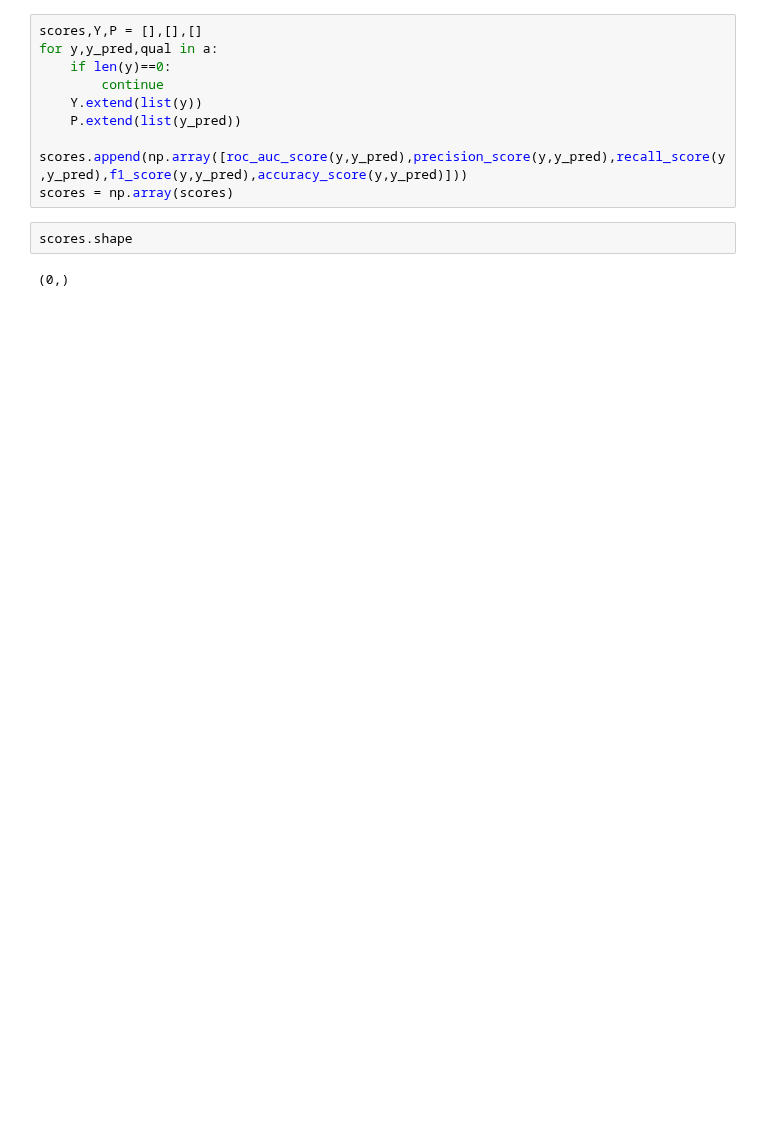
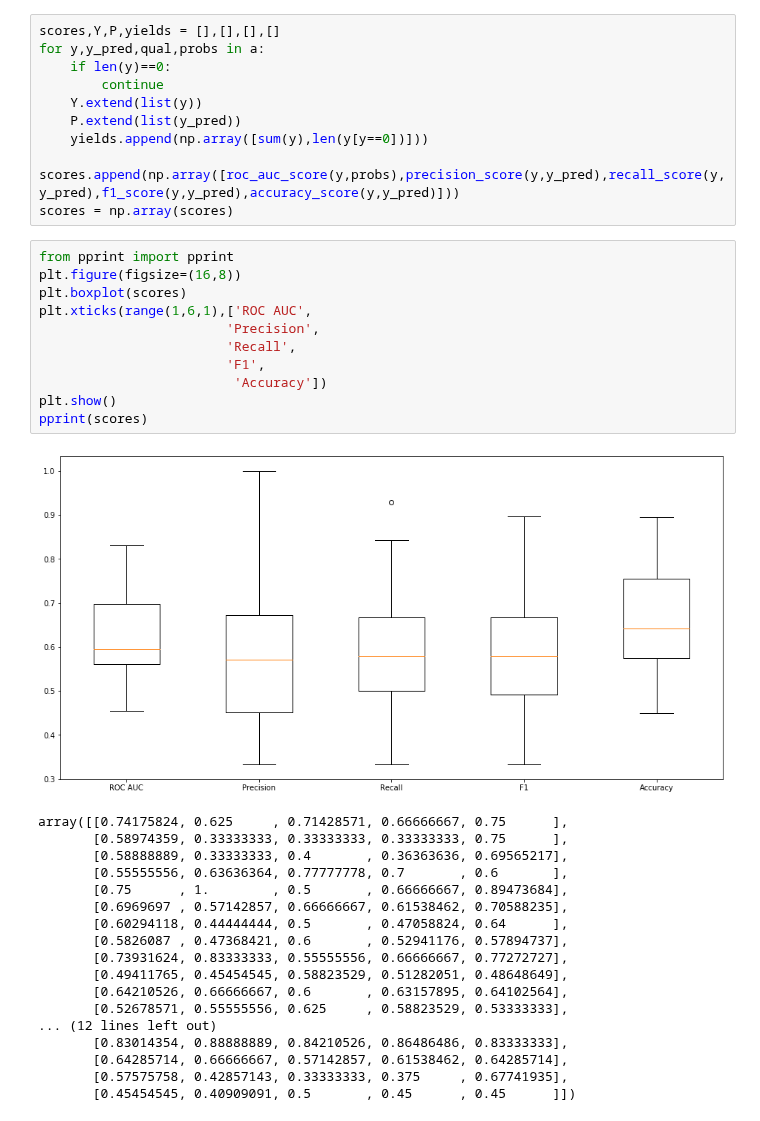
Before and after one commit to aungkonazim/RR-ECG-PPG, a Jupyter notebook: stress_exp/get_data_for_autoencoder.ipynb, the cells around one changed output. Drawn from its saved outputs; the diff is of its cells as text; blank space fills up the shorter version.

```diff
--- a/stress_exp/get_data_for_autoencoder.ipynb
+++ b/stress_exp/get_data_for_autoencoder.ipynb
@@ -186,16 +215,43 @@ a = Parallel(n_jobs=30,verbose=3)(delayed(parse_each_participant)(directory1,d)
 # %%
-scores,Y,P = [],[],[]
-for y,y_pred,qual in a:
+scores,Y,P,yields = [],[],[],[]
+for y,y_pred,qual,probs in a:
     if len(y)==0:
         continue
     Y.extend(list(y))
     P.extend(list(y_pred))
-    scores.append(np.array([roc_auc_score(y,y_pred),precision_score(y,y_pred),recall_score(y,y_pred),f1_score(y,y_pred),accuracy_score(y,y_pred)]))
+    yields.append(np.array([sum(y),len(y[y==0])]))
+    scores.append(np.array([roc_auc_score(y,probs),precision_score(y,y_pred),recall_score(y,y_pred),f1_score(y,y_pred),accuracy_score(y,y_pred)]))
 scores = np.array(scores)
-# %%
-scores.shape
-# %% [output]
-(0,)
+# %%
+from pprint import pprint
+plt.figure(figsize=(16,8))
+plt.boxplot(scores)
+plt.xticks(range(1,6,1),['ROC AUC',
+                        'Precision',
+                        'Recall',
+                        'F1',
+                         'Accuracy'])
+plt.show()
+pprint(scores)
+# %% [output]
+[figure, added]
+array([[0.74175824, 0.625     , 0.71428571, 0.66666667, 0.75      ],
+       [0.58974359, 0.33333333, 0.33333333, 0.33333333, 0.75      ],
+       [0.58888889, 0.33333333, 0.4       , 0.36363636, 0.69565217],
+       [0.55555556, 0.63636364, 0.77777778, 0.7       , 0.6       ],
+       [0.75      , 1.        , 0.5       , 0.66666667, 0.89473684],
+       [0.6969697 , 0.57142857, 0.66666667, 0.61538462, 0.70588235],
+       [0.60294118, 0.44444444, 0.5       , 0.47058824, 0.64      ],
+       [0.5826087 , 0.47368421, 0.6       , 0.52941176, 0.57894737],
+       [0.73931624, 0.83333333, 0.55555556, 0.66666667, 0.77272727],
+       [0.49411765, 0.45454545, 0.58823529, 0.51282051, 0.48648649],
+       [0.64210526, 0.66666667, 0.6       , 0.63157895, 0.64102564],
+       [0.52678571, 0.55555556, 0.625     , 0.58823529, 0.53333333],
+... (12 lines left out)
+       [0.83014354, 0.88888889, 0.84210526, 0.86486486, 0.83333333],
+       [0.64285714, 0.66666667, 0.57142857, 0.61538462, 0.64285714],
+       [0.57575758, 0.42857143, 0.33333333, 0.375     , 0.67741935],
+       [0.45454545, 0.40909091, 0.5       , 0.45      , 0.45      ]])
 # %%
 confusion_matrix(Y,P)
 # %% [output]
```
Also changed, not shown: parts of 7 cells of this notebook, 3 other files.
